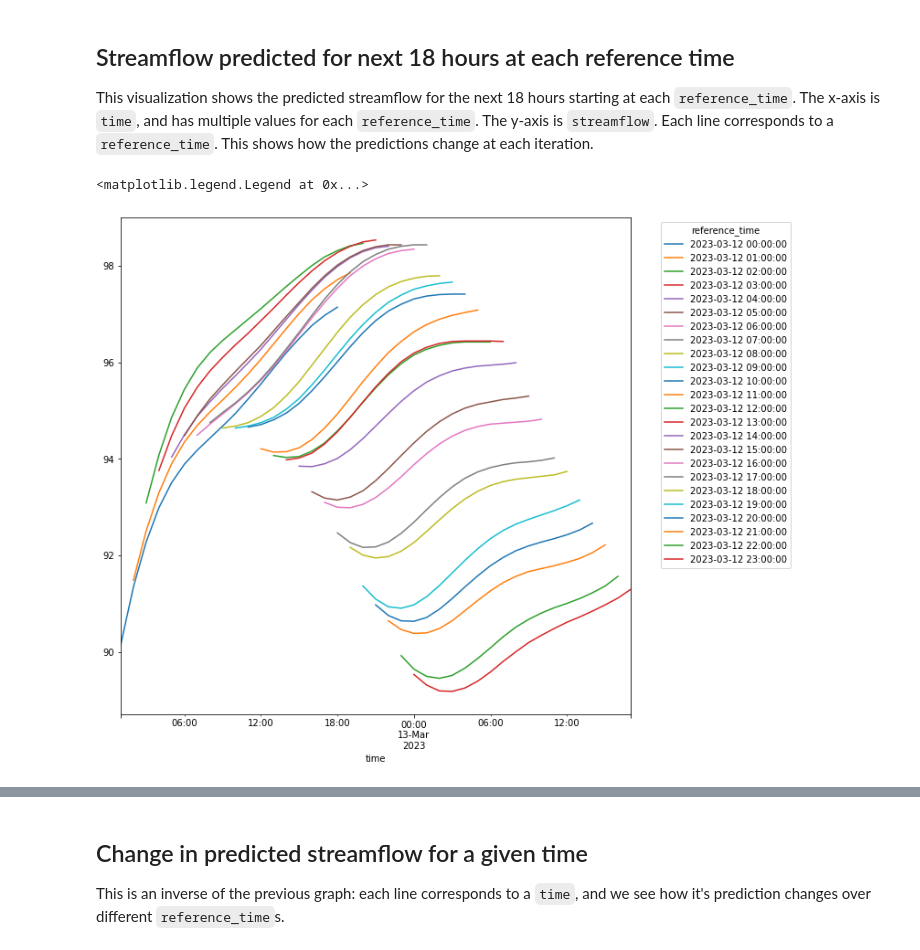
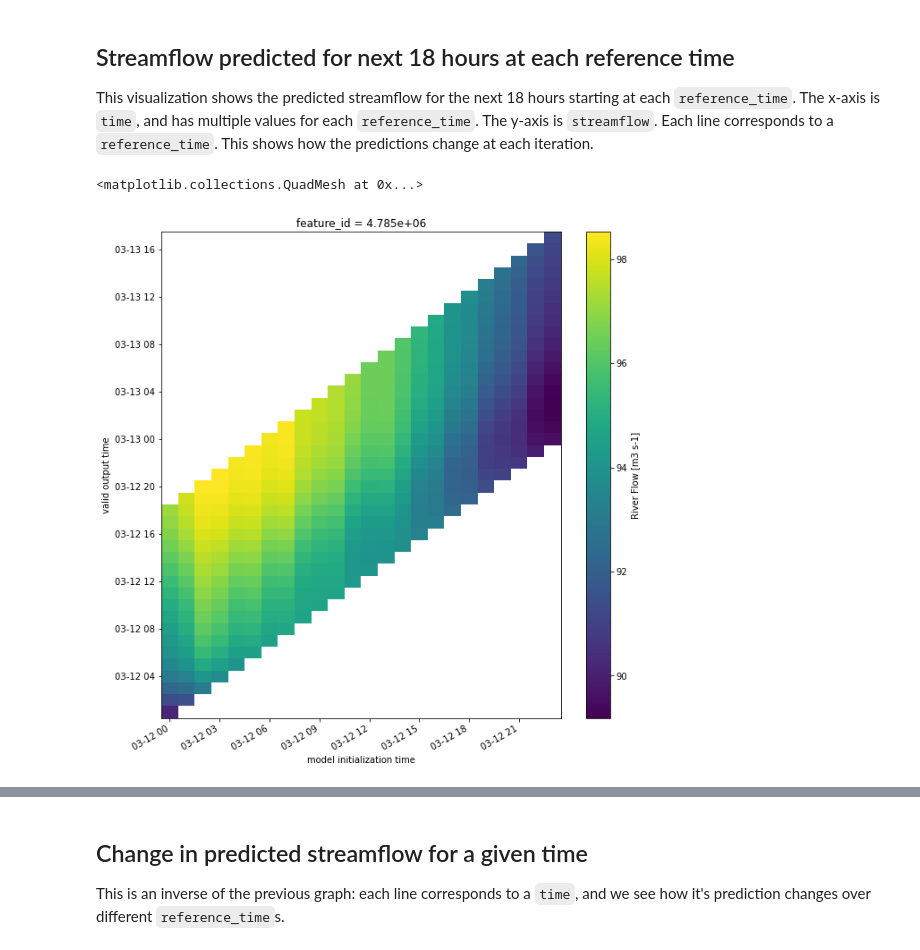
Before and after one commit to azavea/noaa-hydro-data, a Jupyter notebook: src/nwm-predictions/5_evaluating_nwm_streamflow_predictions_kerchunk.ipynb, the cells around one changed output, grey strips where cells are left out. Saved outputs shown, nothing was run; the diff lists cells and outputs as text; code cells hidden in the pictures.

```diff
--- a/src/nwm-predictions/5_evaluating_nwm_streamflow_predictions_kerchunk.ipynb
+++ b/src/nwm-predictions/5_evaluating_nwm_streamflow_predictions_kerchunk.ipynb
@@ -157,0 +159,6 @@ Wall time: 371 ms
+# %%
+%%time
+
+sub_ds = ds.sel(feature_id=common_reaches)
+sub_da = sub_ds['streamflow']
+sub_da = sub_da.persist()
@@ -170,7 +180,6 @@ ax = huc.plot(facecolor="none", edgecolor="k", figsize=(10, 10))
 flowlines[flowlines.comid == FEATURE_ID].plot(ax=ax, label=FEATURE_ID)
 ax.legend()
 
-sub_ds = ds.sel(feature_id=[FEATURE_ID])
-df = sub_ds['streamflow'].to_dataframe()
-df
+feature_da = sub_da.sel(feature_id=[FEATURE_ID]).squeeze()
+feature_da
 # %% [output]
@@ -198,12 +215,7 @@ sub_df = df.reset_index().drop(columns=['feature_id']).set_index(keys=['referenc
 
 This visualization shows the predicted streamflow for the next 18 hours starting at each `reference_time`. The x-axis is `time`, and has multiple values for each `reference_time`. The y-axis is `streamflow`. Each line corresponds to a `reference_time`. This shows how the predictions change at each iteration.
 # %%
-reference_times = list(sub_df.index.get_level_values(0).unique())
-ax = sub_df.loc[reference_times[0]].plot(figsize=(10, 10))
-for rt in reference_times[1:]:
-    sub_df.loc[rt].plot(ax=ax)
-
-ax.legend(bbox_to_anchor=(1.05, 1.0), loc='upper left', labels=reference_times, title='reference_time')
+feature_da.plot(figsize=(10,10))
 # %% [output]
-<matplotlib.legend.Legend at 0x...>
+<matplotlib.collections.QuadMesh at 0x...>
-[figure, old version]
+[figure, new version]
```
Also changed, not shown: parts of 16 cells of this notebook, 5 other files.
